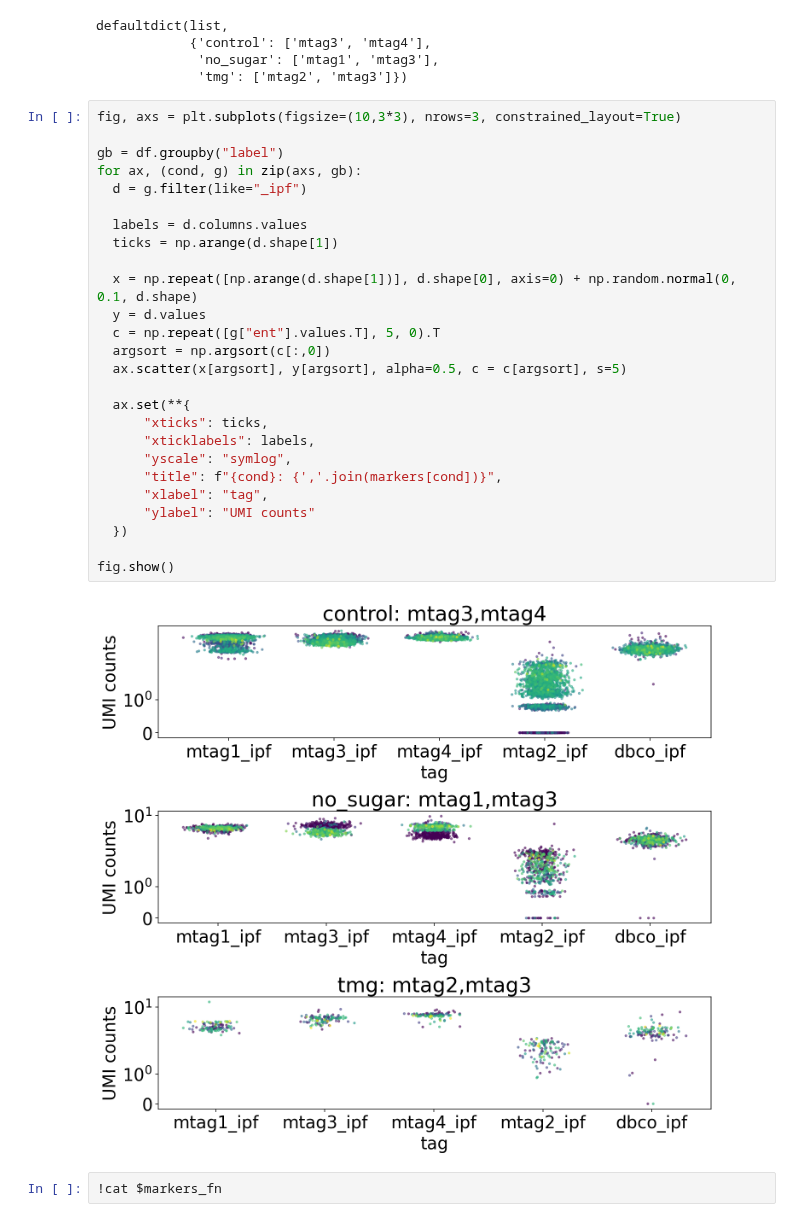
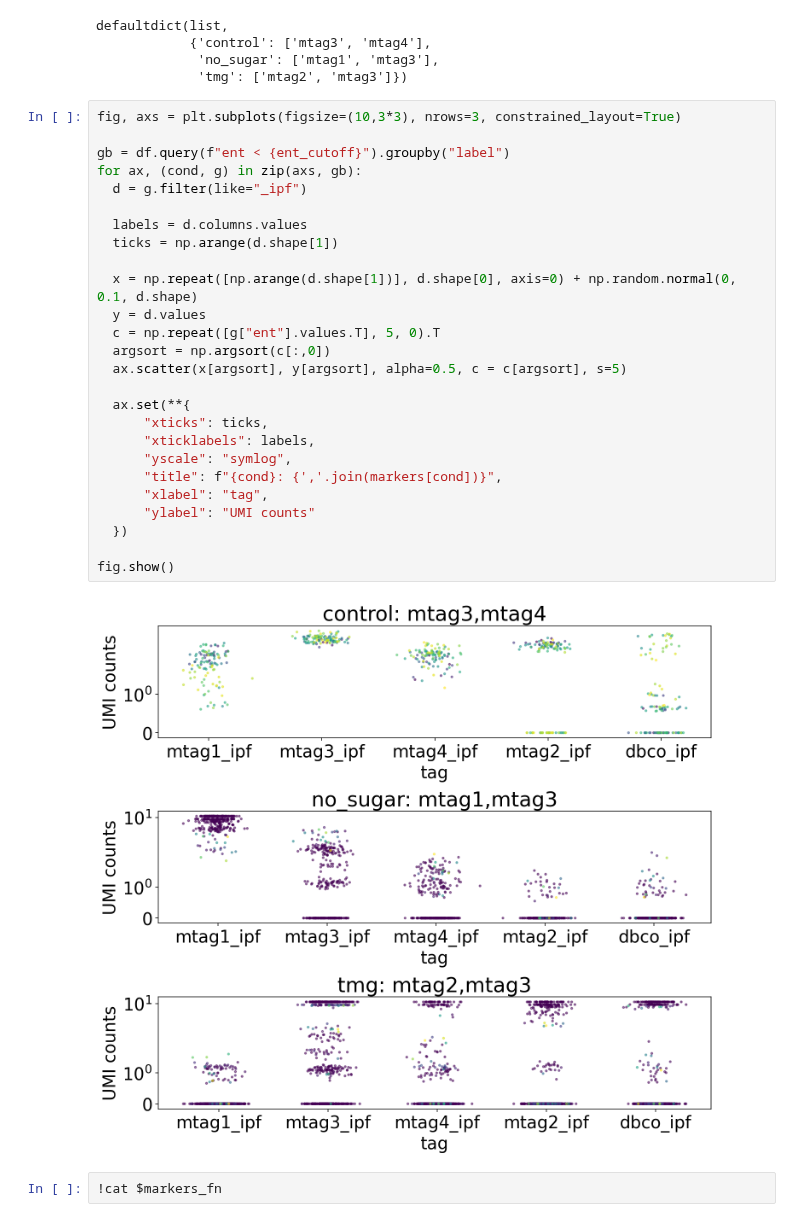
Before and after one commit to sbooeshaghi/azucar, a Jupyter notebook: analysis/293T/obs2/assign.ipynb, the cells around one changed output. Saved outputs shown, nothing was run; the diff lists cells and outputs as text.

```diff
--- a/analysis/293T/obs2/assign.ipynb
+++ b/analysis/293T/obs2/assign.ipynb
@@ -2547,31 +2549,31 @@ defaultdict(list,
 # %%
 fig, axs = plt.subplots(figsize=(10,3*3), nrows=3, constrained_layout=True)
 
-gb = df.groupby("label")
+gb = df.query(f"ent < {ent_cutoff}").groupby("label")
 for ax, (cond, g) in zip(axs, gb):
   d = g.filter(like="_ipf")
 
   labels = d.columns.values
   ticks = np.arange(d.shape[1])
 
   x = np.repeat([np.arange(d.shape[1])], d.shape[0], axis=0) + np.random.normal(0, 0.1, d.shape)
   y = d.values
   c = np.repeat([g["ent"].values.T], 5, 0).T
   argsort = np.argsort(c[:,0])
   ax.scatter(x[argsort], y[argsort], alpha=0.5, c = c[argsort], s=5)
 
   ax.set(**{
       "xticks": ticks,
       "xticklabels": labels,
       "yscale": "symlog",
       "title": f"{cond}: {','.join(markers[cond])}",
       "xlabel": "tag",
       "ylabel": "UMI counts"
   })
 
 fig.show()
 # %% [output]
-[figure, old version]
+[figure, new version]
 # %%
 !cat $markers_fn
 # %% [output]
```
Also changed, not shown: parts of 12 cells of this notebook.
